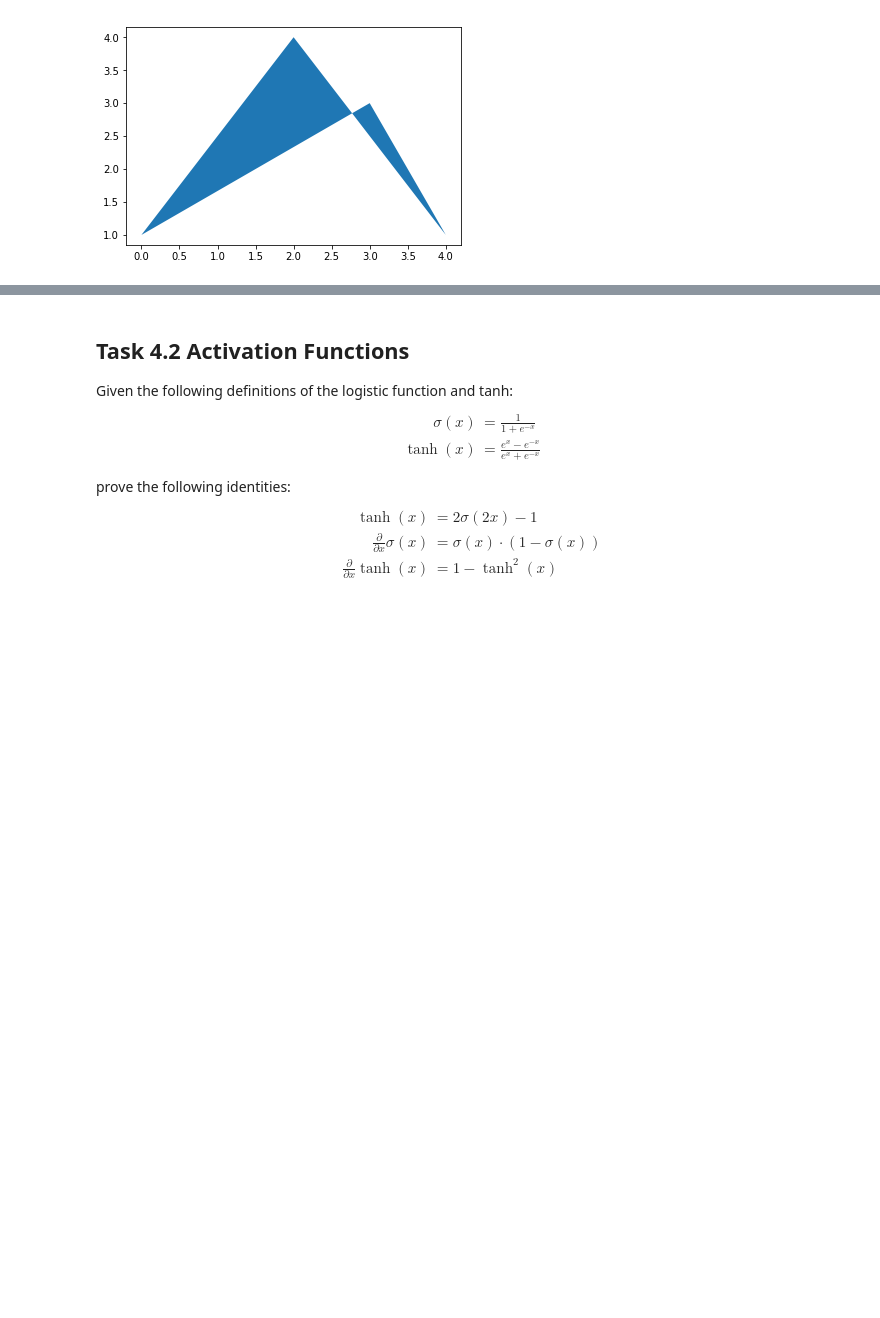
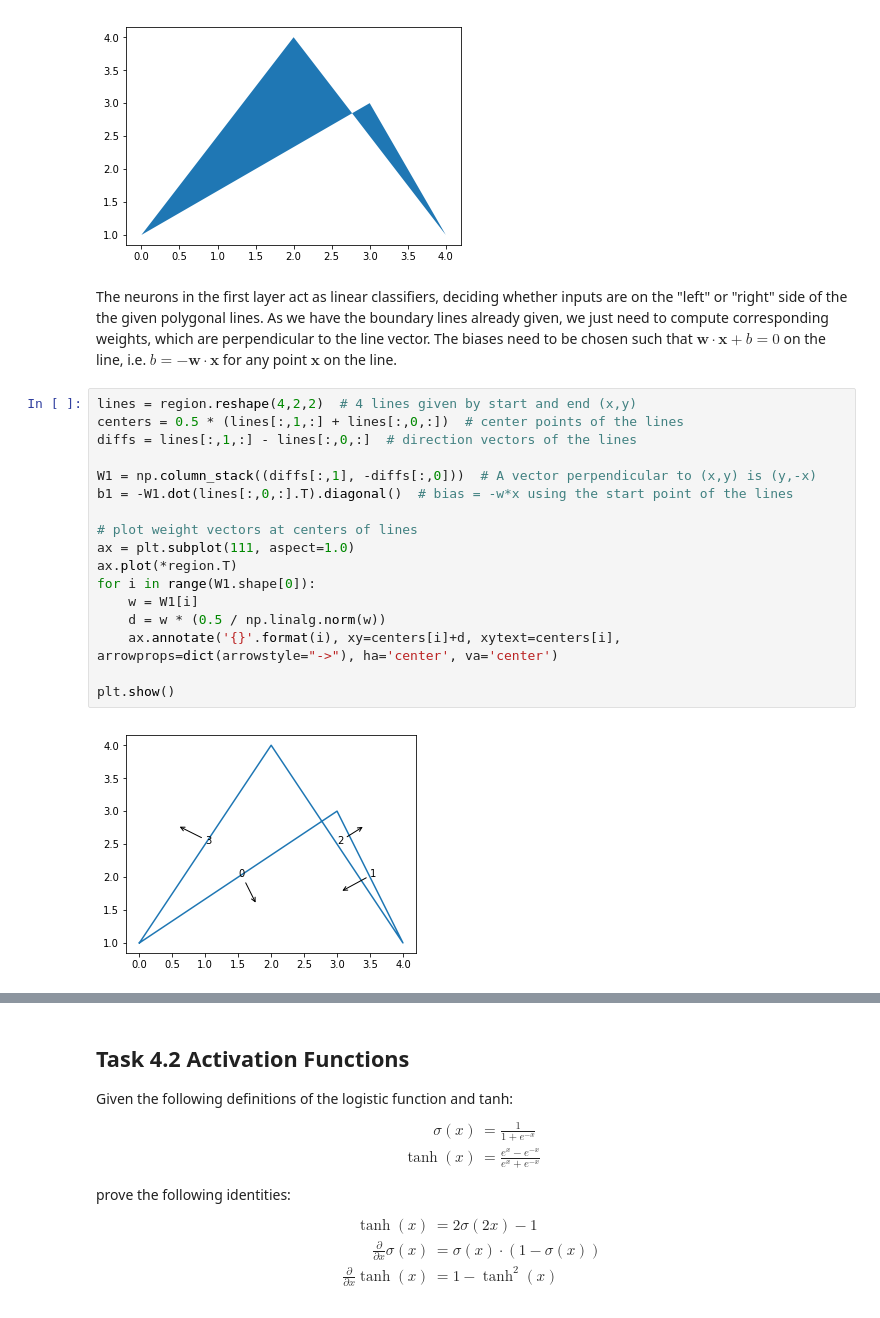
Before and after one commit to rhaschke/Neural-Networks, a Jupyter notebook: a4.ipynb, the cells around one changed output, grey strips where cells are left out. Drawn from its saved outputs; the diff is of its cells as text; blank space fills up the shorter version.

```diff
--- a/a4.ipynb
+++ b/a4.ipynb
@@ -15,3 +15,24 @@ plt.fill(*region.T)
 plt.show()
 # %% [output]
 [figure]
+# %% [markdown]
+The neurons in the first layer act as linear classifiers, deciding whether inputs are on the "left" or "right" side of the the given polygonal lines. As we have the boundary lines already given, we just need to compute corresponding weights, which are perpendicular to the line vector. The biases need to be chosen such that $\mathbf w \cdot \mathbf x + b =0$ on the line, i.e. $b = -\mathbf w \cdot \mathbf x$ for any point $\mathbf x$ on the line.
+# %%
+lines = region.reshape(4,2,2)  # 4 lines given by start and end (x,y)
+centers = 0.5 * (lines[:,1,:] + lines[:,0,:])  # center points of the lines
+diffs = lines[:,1,:] - lines[:,0,:]  # direction vectors of the lines
+
+W1 = np.column_stack((diffs[:,1], -diffs[:,0]))  # A vector perpendicular to (x,y) is (y,-x)
+b1 = -W1.dot(lines[:,0,:].T).diagonal()  # bias = -w*x using the start point of the lines
+
+# plot weight vectors at centers of lines
+ax = plt.subplot(111, aspect=1.0)
+ax.plot(*region.T)
+for i in range(W1.shape[0]):
+    w = W1[i]
+    d = w * (0.5 / np.linalg.norm(w))
+    ax.annotate('{}'.format(i), xy=centers[i]+d, xytext=centers[i], arrowprops=dict(arrowstyle="->"), ha='center', va='center')
+
+plt.show()
+# %% [output]
+[figure, added]
```
Also changed, not shown: parts of 11 cells of this notebook.
